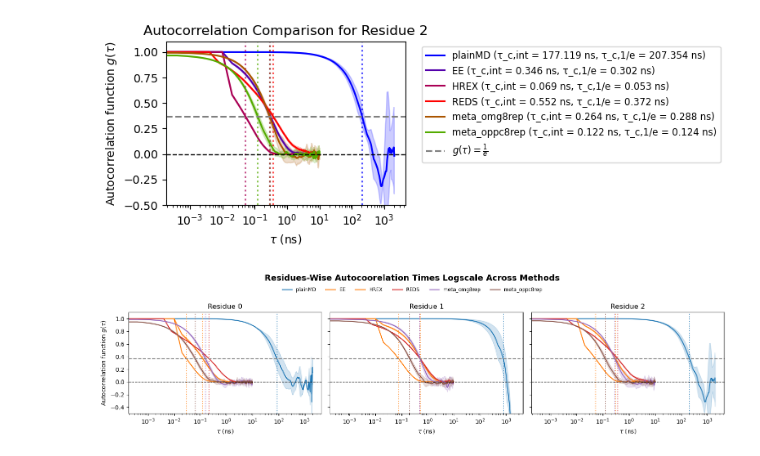
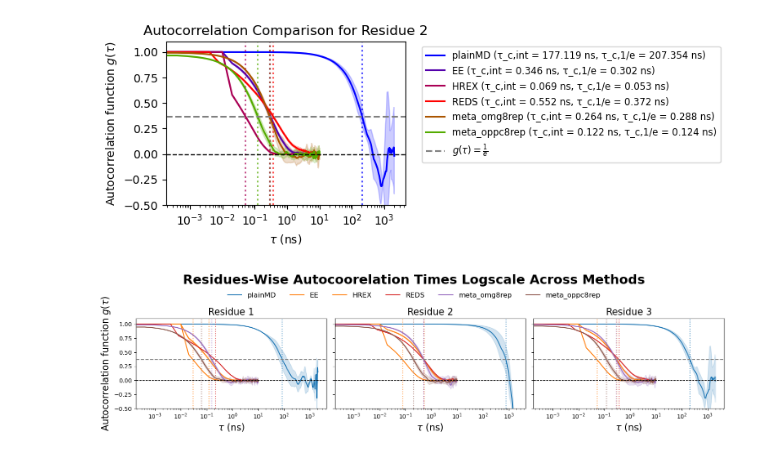
Before and after one commit to starwingc/peptoid_ESM, a Jupyter notebook: Analysis/autocorrelation_all.ipynb, the cells around one changed output. Drawn from its saved outputs; the diff is of its cells as text; code cells hidden in the pictures.

Commit message:
update autocoorelation_all,ipynb

```diff
--- a/Analysis/autocorrelation_all.ipynb
+++ b/Analysis/autocorrelation_all.ipynb
@@ -1100,36 +1100,37 @@ for res, ax in enumerate(axes):  # residue 0, 1, 2
             tau_c_exp = np.nan
 
         label = sim['name']
         color = method_colors.get(label, default_cycle[i % len(default_cycle)])
 
         line, = ax.plot(time, mean, label=label, color=color)
         if std is not None:
             ax.fill_between(time, mean - std, mean + std, color=color, alpha=0.2)
 
         if not np.isnan(tau_c_exp):
             ax.axvline(tau_c_exp, color=color, linestyle=':', alpha=0.7)
 
         if res == 0:
             all_handles.append(line)
             all_labels.append(label)
 
     ax.axhline(0, color='black', linestyle='--', linewidth=1)
     ax.axhline(y=1 / np.e, color='gray', linestyle='--')
 
     ax.set_ylim(-0.5, 1.1)
-    ax.set_xlabel(r'$\tau$ (ns)')
+    ax.set_xlabel(r'$\tau$ (ns)', fontsize=16)
     ax.set_xscale('log')
-    ax.set_title(f'Residue {res}')
+    ax.set_title(f'Residue {res+1}', fontsize=16)
 
-axes[0].set_ylabel(r'Autocorrelation function $g(\tau)$')
+axes[0].set_ylabel(r'Autocorrelation function $g(\tau)$', fontsize=16)
 
 fig.legend(all_handles, all_labels,
            loc='upper center', ncol=len(all_labels),
-           fontsize='small', frameon=False, bbox_to_anchor=(0.5, 0.93))
+           frameon=False, bbox_to_anchor=(0.5, 0.91), fontsize=12)
 fig.suptitle("Residues-Wise Autocoorelation Times Logscale Across Methods",
-             fontsize=14, fontweight='bold', y=0.98)
+             fontsize=22, fontweight='bold', y=0.98)
 
 plt.tight_layout(rect=[0, 0, 1, 0.93])
+plt.savefig('fig/autocoor_all_plot.pdf')
 plt.show()
 # %% [output]
-[figure, old version]
+[figure, new version]
```
